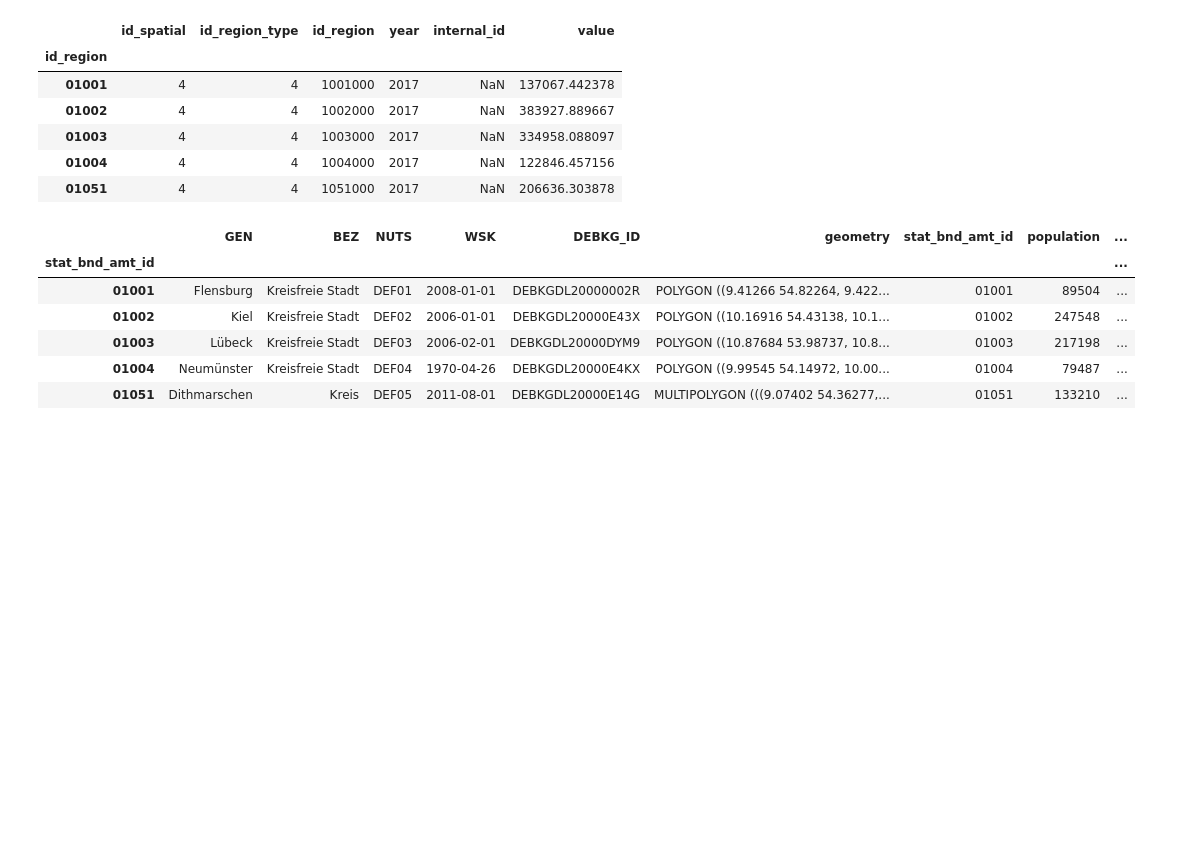
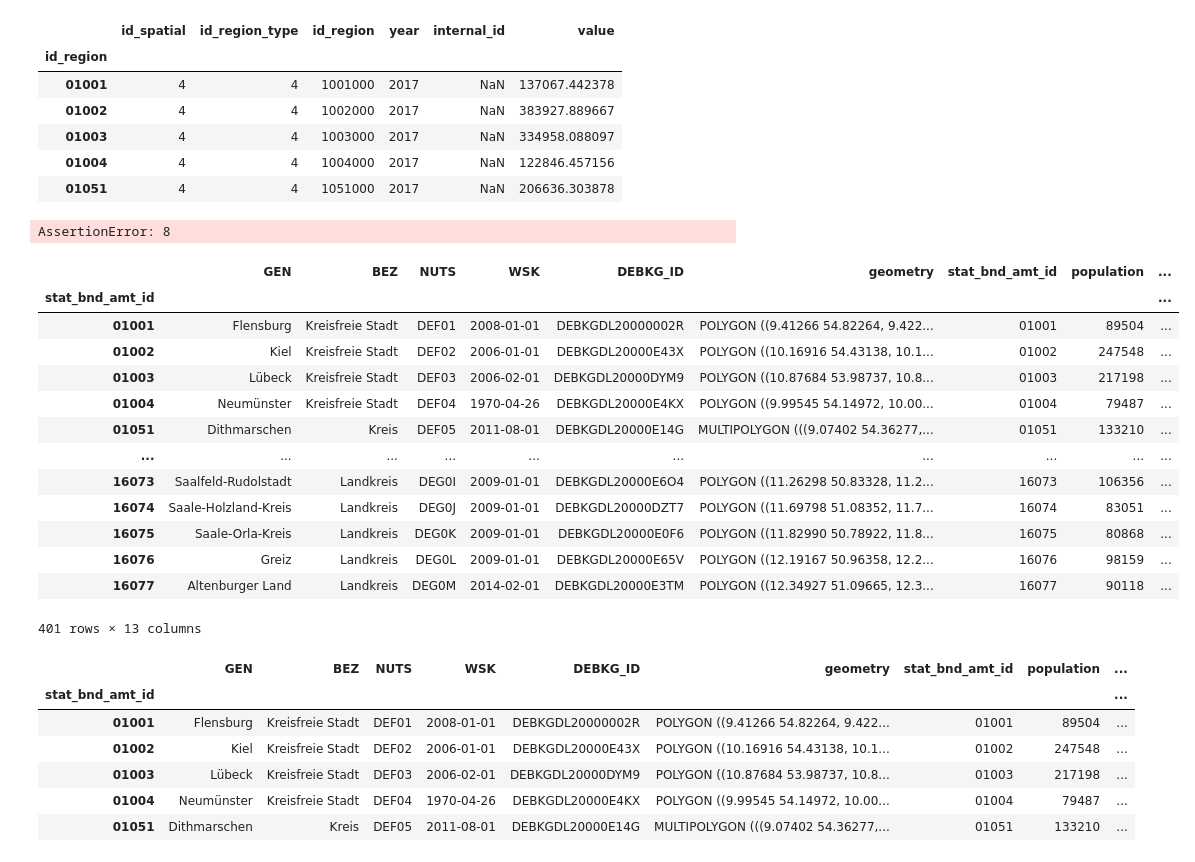
Before and after one commit to david-huck/voll-de, a Jupyter notebook: voll_calculation.ipynb, the cells around one changed output. Drawn from its saved outputs; the diff is of its cells as text; code cells hidden in the pictures; blank space fills up the shorter version.

```diff
--- a/voll_calculation.ipynb
+++ b/voll_calculation.ipynb
@@ -108,7 +117,27 @@ geo_df.loc[demand_df.index,"demand [MWh/a_2017]"] = demand_df["value"]
 # %%
 # test if any row is empty
 assert geo_df["demand [MWh/a_2017]"].isna().sum() == 0
-assert geo_df.loc[:,["brutto_mon_arbeitsort","brutto_mon_wohnort"]].isna().sum().sum() == 0
+empty_rows = geo_df.loc[:,["brutto_mon_arbeitsort","brutto_mon_wohnort"]].isna().sum().sum()
+assert empty_rows == 0, (empty_rows)
+# %% [output]
+AssertionError: 8
+# %%
+geo_df
+# %% [output]
+|  | GEN | BEZ | NUTS | WSK | DEBKG_ID | geometry | stat_bnd_amt_id | population | ... |
+| stat_bnd_amt_id |  |  |  |  |  |  |  |  | ... |
+| 01001 | Flensburg | Kreisfreie Stadt | DEF01 | 2008-01-01 | DEBKGDL20000002R | POLYGON ((9.41266 54.82264, 9.422... | 01001 | 89504 | ... |
+| 01002 | Kiel | Kreisfreie Stadt | DEF02 | 2006-01-01 | DEBKGDL20000E43X | POLYGON ((10.16916 54.43138, 10.1... | 01002 | 247548 | ... |
+| 01003 | Lübeck | Kreisfreie Stadt | DEF03 | 2006-02-01 | DEBKGDL20000DYM9 | POLYGON ((10.87684 53.98737, 10.8... | 01003 | 217198 | ... |
+| 01004 | Neumünster | Kreisfreie Stadt | DEF04 | 1970-04-26 | DEBKGDL20000E4KX | POLYGON ((9.99545 54.14972, 10.00... | 01004 | 79487 | ... |
+| 01051 | Dithmarschen | Kreis | DEF05 | 2011-08-01 | DEBKGDL20000E14G | MULTIPOLYGON (((9.07402 54.36277,... | 01051 | 133210 | ... |
+| ... | ... | ... | ... | ... | ... | ... | ... | ... | ... |
+| 16073 | Saalfeld-Rudolstadt | Landkreis | DEG0I | 2009-01-01 | DEBKGDL20000E6O4 | POLYGON ((11.26298 50.83328, 11.2... | 16073 | 106356 | ... |
+| 16074 | Saale-Holzland-Kreis | Landkreis | DEG0J | 2009-01-01 | DEBKGDL20000DZT7 | POLYGON ((11.69798 51.08352, 11.7... | 16074 | 83051 | ... |
+| 16075 | Saale-Orla-Kreis | Landkreis | DEG0K | 2009-01-01 | DEBKGDL20000E0F6 | POLYGON ((11.82990 50.78922, 11.8... | 16075 | 80868 | ... |
+| 16076 | Greiz | Landkreis | DEG0L | 2009-01-01 | DEBKGDL20000E65V | POLYGON ((12.19167 50.96358, 12.2... | 16076 | 98159 | ... |
+| 16077 | Altenburger Land | Landkreis | DEG0M | 2014-02-01 | DEBKGDL20000E3TM | POLYGON ((12.34927 51.09665, 12.3... | 16077 | 90118 | ... |
+401 rows × 13 columns
 # %%
 geo_df.head()
 # %% [output]
```
Also changed, not shown: parts of 9 cells of this notebook, 5 other files.
